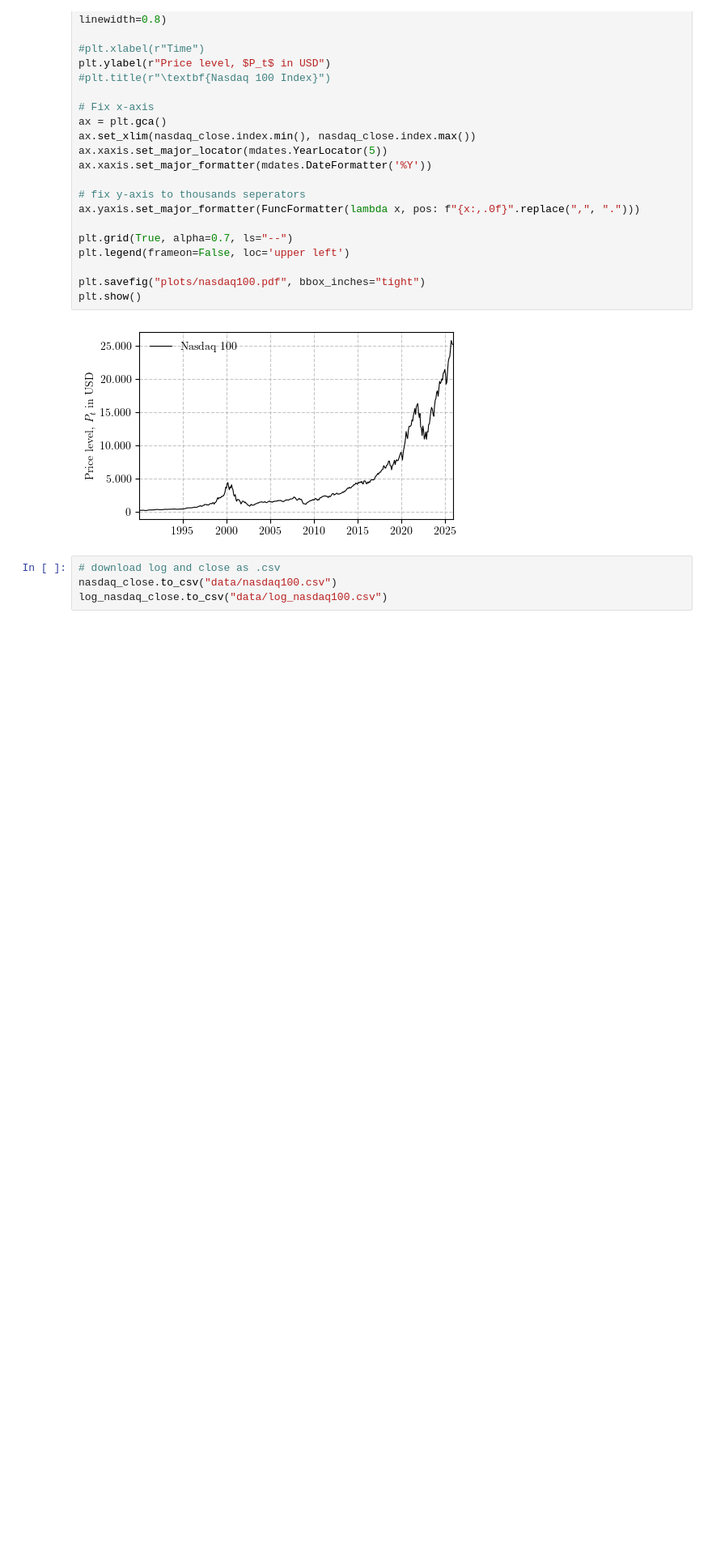
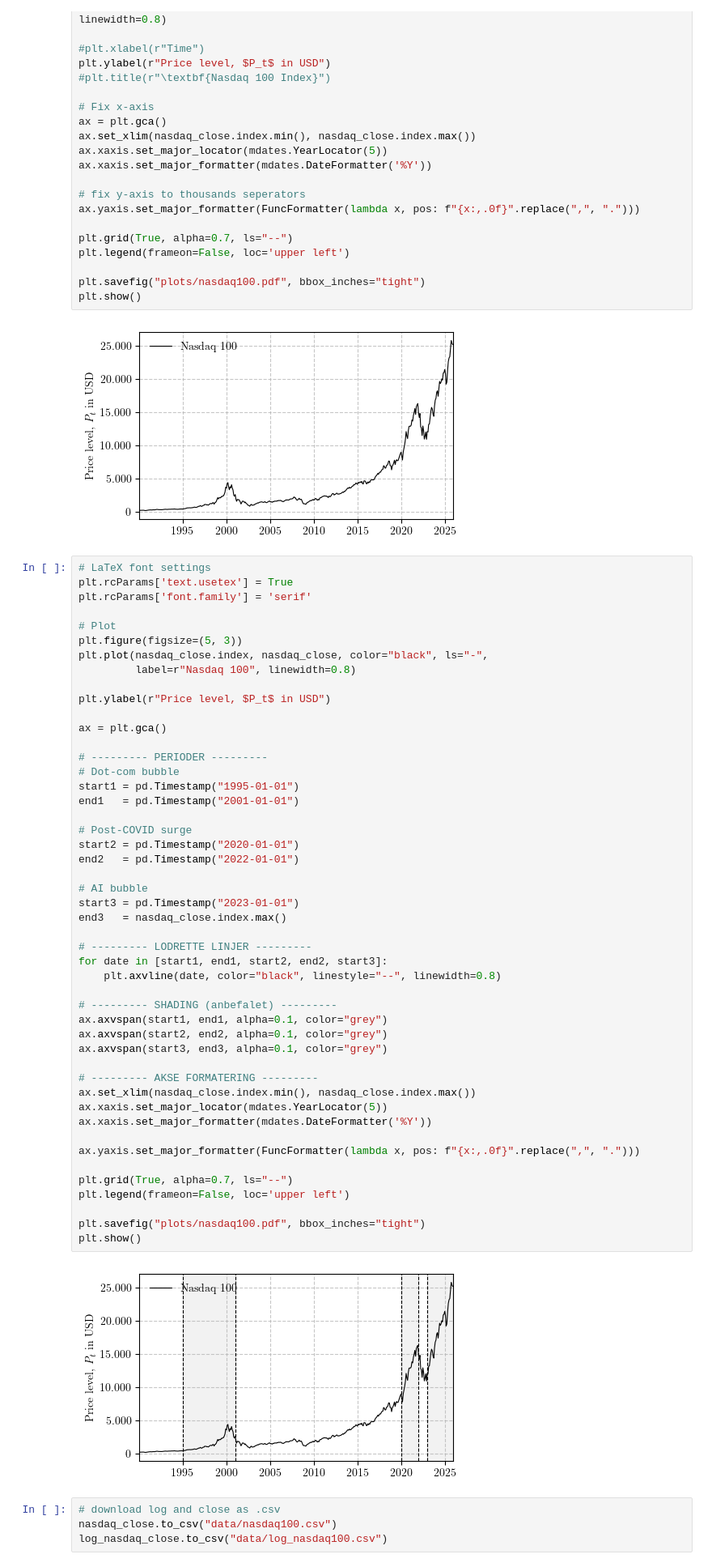
Before and after one commit to emilfriis/Bachelor, a Jupyter notebook: empirical_testing/nasdaq100/nasdaq100.ipynb, the cells around one changed output. Shown at 81% size. Drawn from its saved outputs; the diff is of its cells as text; blank space fills up the shorter version.

Commit message:
nasdaq 100 timeseries marked with bubble periods

```diff
--- a/empirical_testing/nasdaq100/nasdaq100.ipynb
+++ b/empirical_testing/nasdaq100/nasdaq100.ipynb
@@ -53,6 +50,56 @@ plt.savefig("plots/nasdaq100.pdf", bbox_inches="tight")
 plt.show()
 # %% [output]
 [figure]
+# %%
+# LaTeX font settings
+plt.rcParams['text.usetex'] = True
+plt.rcParams['font.family'] = 'serif'
+
+# Plot
+plt.figure(figsize=(5, 3))
+plt.plot(nasdaq_close.index, nasdaq_close, color="black", ls="-",
+         label=r"Nasdaq 100", linewidth=0.8)
+
+plt.ylabel(r"Price level, $P_t$ in USD")
+
+ax = plt.gca()
+
+# --------- PERIODER ---------
+# Dot-com bubble
+start1 = pd.Timestamp("1995-01-01")
+end1   = pd.Timestamp("2001-01-01")
+
+# Post-COVID surge
+start2 = pd.Timestamp("2020-01-01")
+end2   = pd.Timestamp("2022-01-01")
+
+# AI bubble
+start3 = pd.Timestamp("2023-01-01")
+end3   = nasdaq_close.index.max()
+
+# --------- LODRETTE LINJER ---------
+for date in [start1, end1, start2, end2, start3]:
+    plt.axvline(date, color="black", linestyle="--", linewidth=0.8)
+
+# --------- SHADING (anbefalet) ---------
+ax.axvspan(start1, end1, alpha=0.1, color="grey")
+ax.axvspan(start2, end2, alpha=0.1, color="grey")
+ax.axvspan(start3, end3, alpha=0.1, color="grey")
+
+# --------- AKSE FORMATERING ---------
+ax.set_xlim(nasdaq_close.index.min(), nasdaq_close.index.max())
+ax.xaxis.set_major_locator(mdates.YearLocator(5))
+ax.xaxis.set_major_formatter(mdates.DateFormatter('%Y'))
+
+ax.yaxis.set_major_formatter(FuncFormatter(lambda x, pos: f"{x:,.0f}".replace(",", ".")))
+
+plt.grid(True, alpha=0.7, ls="--")
+plt.legend(frameon=False, loc='upper left')
+
+plt.savefig("plots/nasdaq100.pdf", bbox_inches="tight")
+plt.show()
+# %% [output]
+[figure, added]
 # %%
 # download log and close as .csv
 nasdaq_close.to_csv("data/nasdaq100.csv")
```
Also changed, not shown: parts of 1 cell of this notebook, 1 other file.
